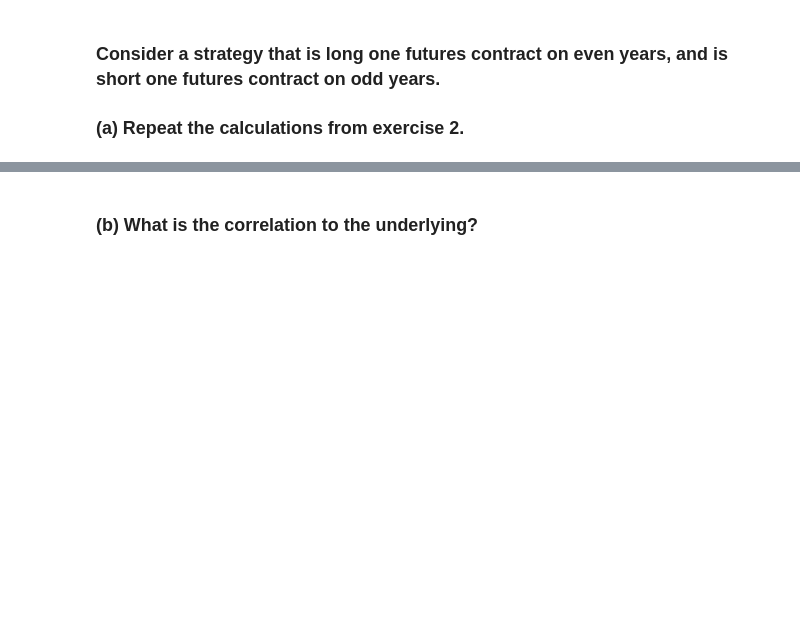
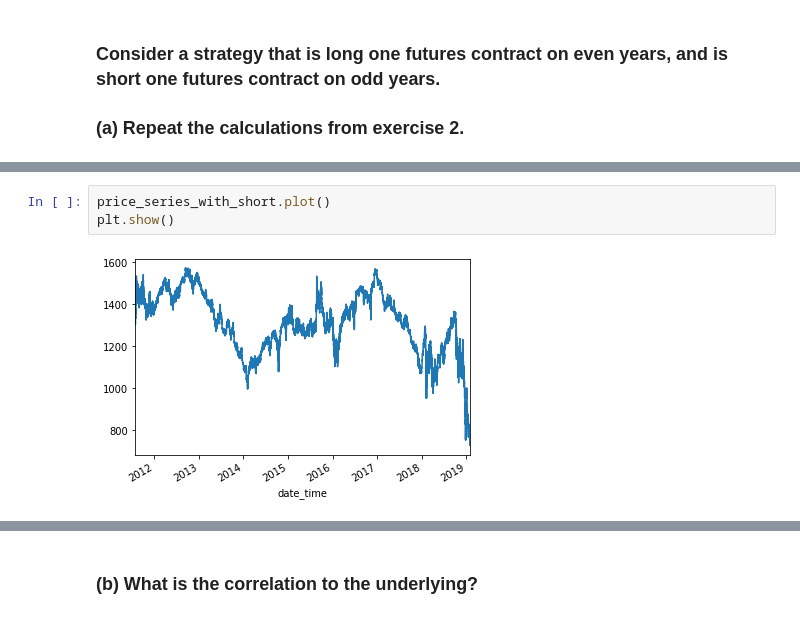
Before and after one commit to AI-Stuff/hudson-and-thames-research, a Jupyter notebook: Chapter14_BacktestStatistics/Chapter14_BacktestStatistics.ipynb, the cells around one changed output, grey strips where cells are left out. Saved outputs shown, nothing was run; the diff lists cells and outputs as text; blank space fills up the shorter version.

```diff
--- a/Chapter14_BacktestStatistics/Chapter14_BacktestStatistics.ipynb
+++ b/Chapter14_BacktestStatistics/Chapter14_BacktestStatistics.ipynb
@@ -291,0 +344,5 @@ Deflated Sharpe Ratio with benchmark SR of 0.49 is 0.9815966859130163
+# %%
+price_series_with_short.plot()
+plt.show()
+# %% [output]
+[figure, added]
```
Also changed, not shown: parts of 83 cells of this notebook.
